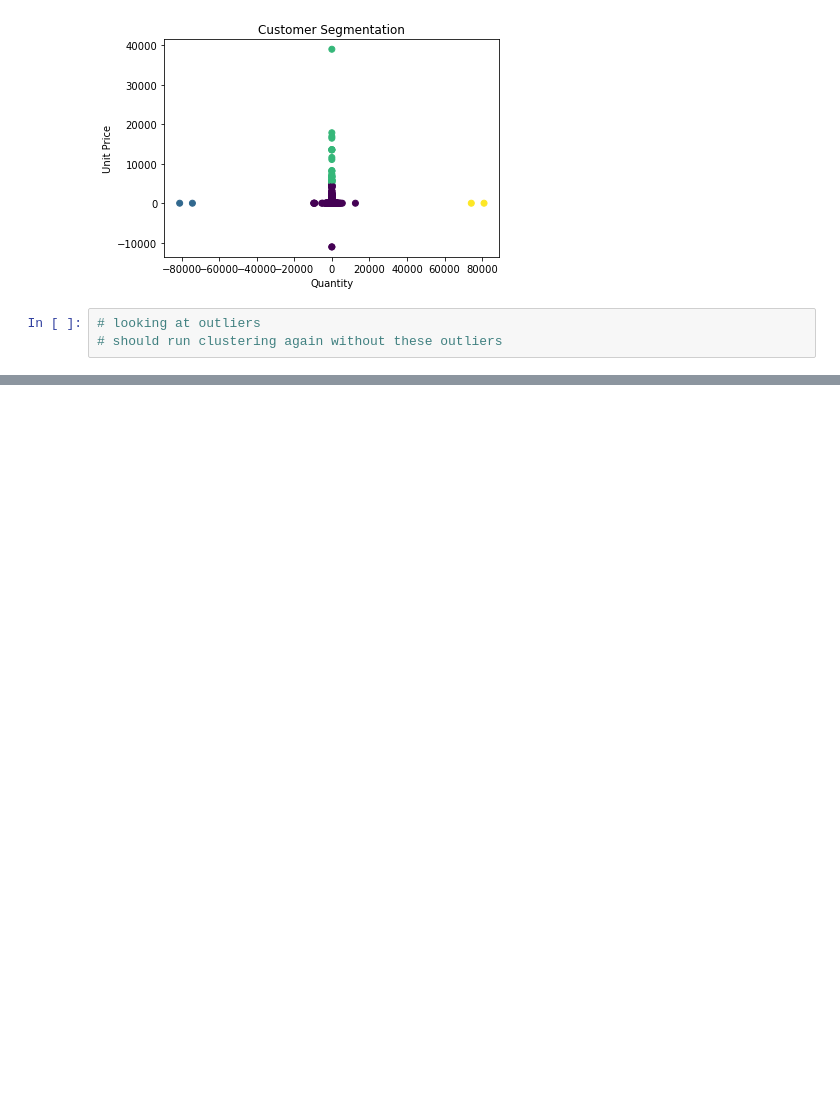
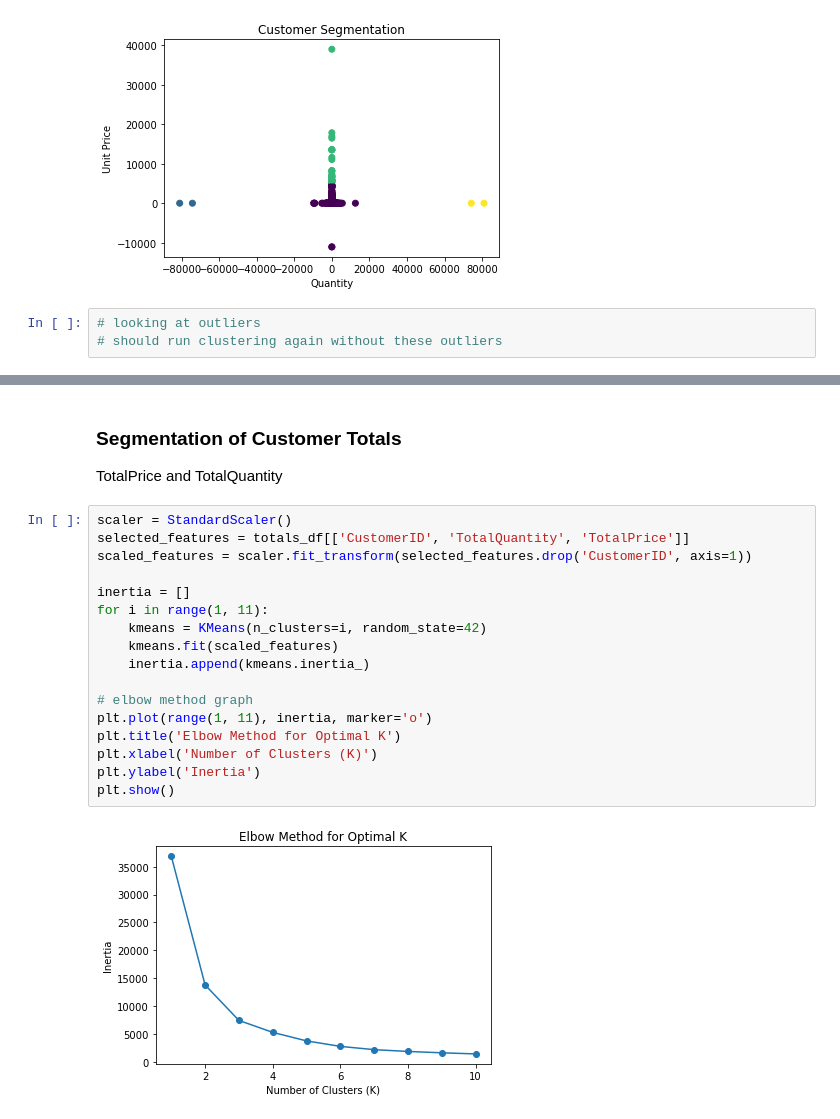
Before and after one commit to bladealec/Commerce_DataStrategy, a Jupyter notebook: notebooks/customer_segmentation.ipynb, the cells around one changed output, grey strips where cells are left out. Cells and saved outputs as stored; diff of their text form; blank space fills up the shorter version.

```diff
--- a/notebooks/customer_segmentation.ipynb
+++ b/notebooks/customer_segmentation.ipynb
@@ -82,0 +118,22 @@ retail_df[retail_df.Quantity == retail_df.Quantity.min()]
+# %% [markdown]
+### Segmentation of Customer Totals
+TotalPrice and TotalQuantity
+# %%
+scaler = StandardScaler()
+selected_features = totals_df[['CustomerID', 'TotalQuantity', 'TotalPrice']]
+scaled_features = scaler.fit_transform(selected_features.drop('CustomerID', axis=1))
+
+inertia = []
+for i in range(1, 11):
+    kmeans = KMeans(n_clusters=i, random_state=42)
+    kmeans.fit(scaled_features)
+    inertia.append(kmeans.inertia_)
+
+# elbow method graph
+plt.plot(range(1, 11), inertia, marker='o')
+plt.title('Elbow Method for Optimal K')
+plt.xlabel('Number of Clusters (K)')
+plt.ylabel('Inertia')
+plt.show()
+# %% [output]
+[figure, added]
```
Also changed, not shown: parts of 5 cells of this notebook.
